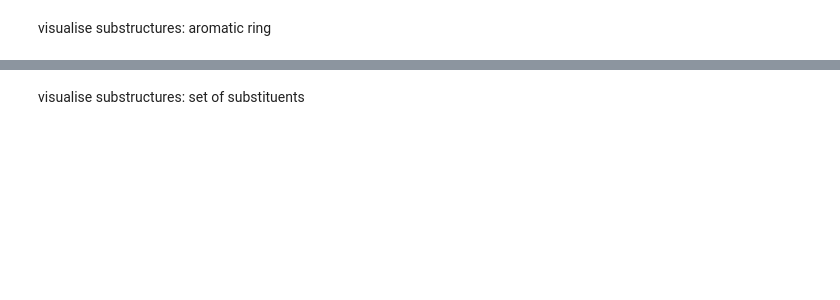
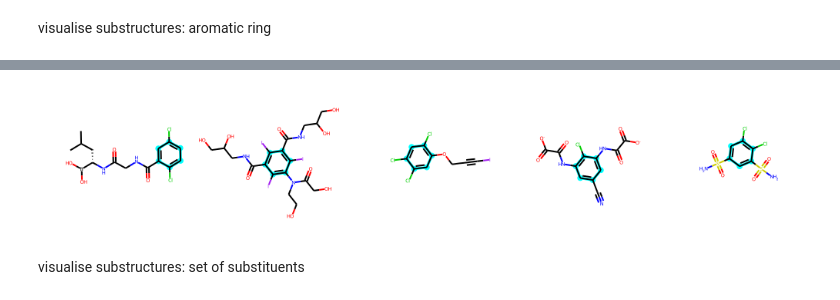
Before and after one commit to deloragaskins/data_science_public, a Jupyter notebook: DK_tutorials/VisualizingSMARTsSubstructureswithClinToxmolecules.ipynb, the cells around one changed output, grey strips where cells are left out. Cells and saved outputs as stored; diff of their text form; code cells hidden in the pictures; blank space fills up the shorter version.

```diff
--- a/DK_tutorials/VisualizingSMARTsSubstructureswithClinToxmolecules.ipynb
+++ b/DK_tutorials/VisualizingSMARTsSubstructureswithClinToxmolecules.ipynb
@@ -104,2 +74,35 @@ for counter0 in range(length_peek):
+# %%
+substructure_smarts='c1ccccc1'
+#substructure_smarts=molecule_smiles[:10]
+core=Chem.MolFromSmarts(substructure_smarts)
+hcolor = colors.to_rgb('cyan')
+hAList=[mol.GetSubstructMatch(core) for mol in ms]
+
+hBList=[]
+for counter1 in range(len(ms)):
+  hit_bonds=[]
+  for bond in core.GetBonds():
+      aid1 = hAList[counter1][bond.GetBeginAtomIdx()]
+      aid2 = hAList[counter1][bond.GetEndAtomIdx()]
+      hit_bonds.append(ms[counter1].GetBondBetweenAtoms(aid1,aid2).GetIdx())
+  hBList.append(tuple(hit_bonds))
+
+
+
+hAC=[]
+hBC=[]
+for counter0 in range(len(ms)):
+  atom_cols = {}
+  for  at in hAList[counter0]:
+     atom_cols[at] = hcolor
+  hAC.append(atom_cols)
+  bond_cols = {}
+  for bd in hBList[counter0]:
+    bond_cols[bd] = hcolor
+  hBC.append(bond_cols)
+
+ChemDraw.MolsToGridImage(ms,molsPerRow=5,highlightAtomLists=hAList,highlightAtomColors=hAC,highlightBondLists=hBList,highlightBondColors=hBC)
+# %% [output]
+[figure, added]
 # %% [markdown]
 visualise substructures: set of substituents
```
Also changed, not shown: parts of 10 cells of this notebook.
